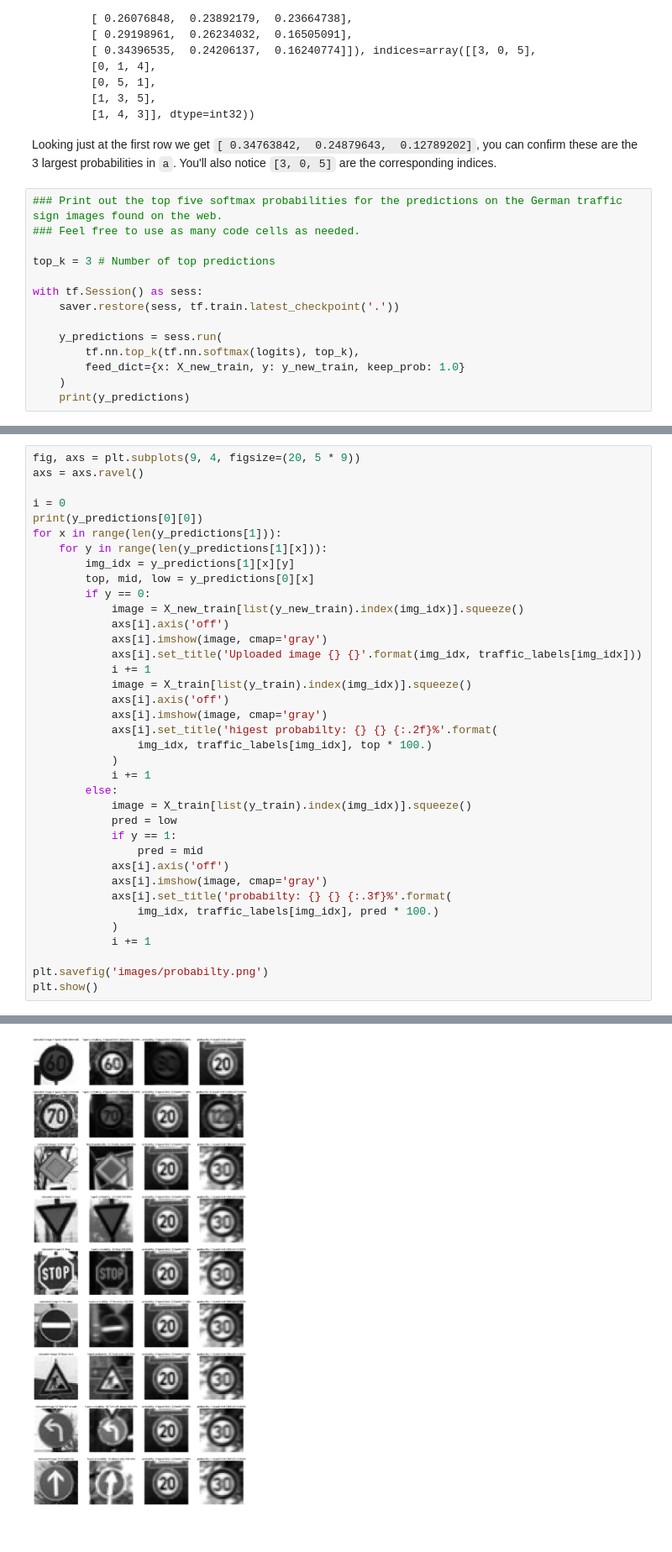
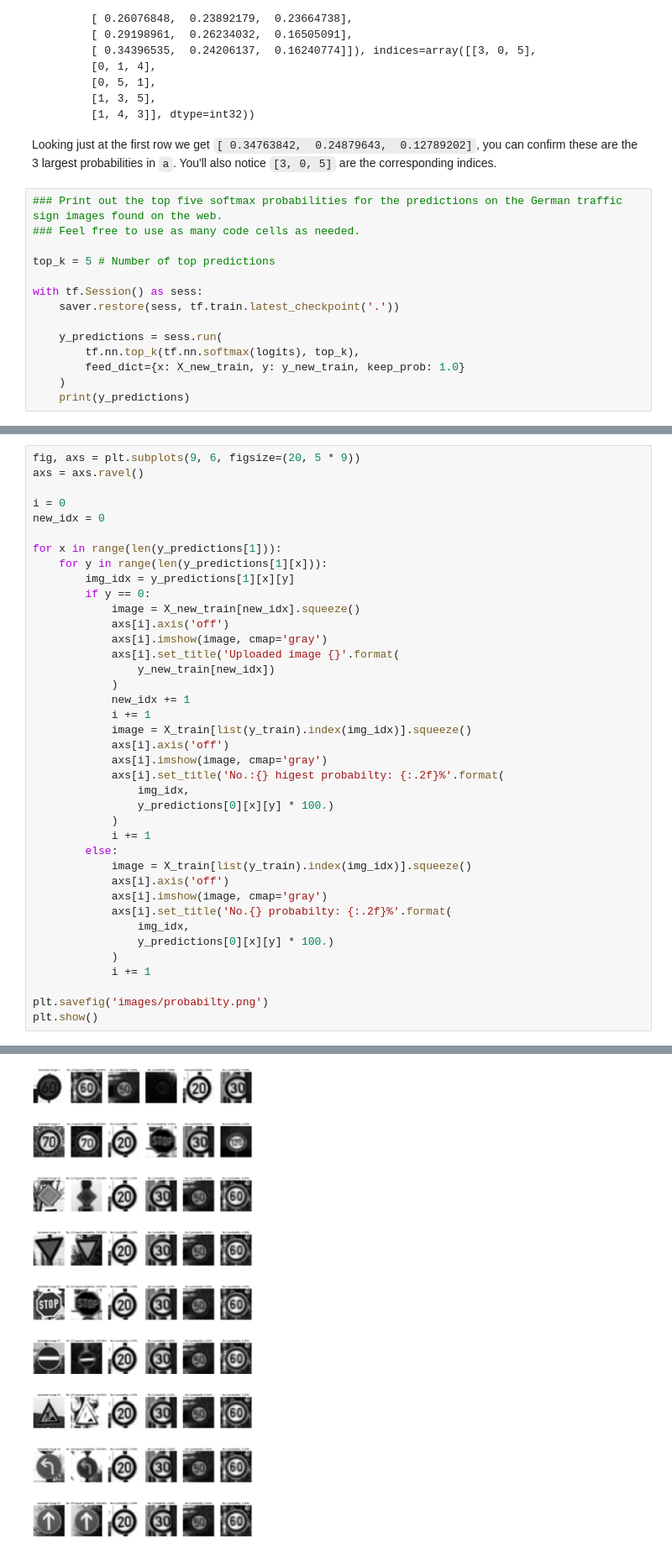
Before and after one commit to Horki/CarND-Traffic-Sign-Classifier-Project, a Jupyter notebook: Traffic_Sign_Classifier.ipynb, the cells around one changed output, grey strips where cells are left out. Shown at 84% size. Drawn from its saved outputs; the diff is of its cells as text; blank space fills up the shorter version.

```diff
--- a/Traffic_Sign_Classifier.ipynb
+++ b/Traffic_Sign_Classifier.ipynb
@@ -558,7 +558,7 @@ Looking just at the first row we get `[ 0.34763842,  0.24879643,  0.12789202]`,
 ### Print out the top five softmax probabilities for the predictions on the German traffic sign images found on the web.
 ### Feel free to use as many code cells as needed.
 
-top_k = 3 # Number of top predictions
+top_k = 5 # Number of top predictions
 
 with tf.Session() as sess:
     saver.restore(sess, tf.train.latest_checkpoint('.'))
@@ -589,35 +589,37 @@ TopKV2(values=array([[1.0000000e+00, 2.4108466e-38, 0.0000000e+00],
 # %%
-fig, axs = plt.subplots(9, 4, figsize=(20, 5 * 9))
+fig, axs = plt.subplots(9, 6, figsize=(20, 5 * 9))
 axs = axs.ravel()
 
 i = 0
-print(y_predictions[0][0])
+new_idx = 0
+
 for x in range(len(y_predictions[1])):
     for y in range(len(y_predictions[1][x])):
         img_idx = y_predictions[1][x][y]
-        top, mid, low = y_predictions[0][x]
         if y == 0:
-            image = X_new_train[list(y_new_train).index(img_idx)].squeeze()
+            image = X_new_train[new_idx].squeeze()
             axs[i].axis('off')
             axs[i].imshow(image, cmap='gray')
-            axs[i].set_title('Uploaded image {} {}'.format(img_idx, traffic_labels[img_idx]))
+            axs[i].set_title('Uploaded image {}'.format(
+                y_new_train[new_idx])
+            )
+            new_idx += 1
             i += 1
             image = X_train[list(y_train).index(img_idx)].squeeze()
             axs[i].axis('off')
             axs[i].imshow(image, cmap='gray')
-            axs[i].set_title('higest probabilty: {} {} {:.2f}%'.format(
-                img_idx, traffic_labels[img_idx], top * 100.)
+            axs[i].set_title('No.:{} higest probabilty: {:.2f}%'.format(
+                img_idx,
+                y_predictions[0][x][y] * 100.)
             )
             i += 1
         else:
             image = X_train[list(y_train).index(img_idx)].squeeze()
-            pred = low
-            if y == 1:
-                pred = mid
             axs[i].axis('off')
             axs[i].imshow(image, cmap='gray')
-            axs[i].set_title('probabilty: {} {} {:.3f}%'.format(
-                img_idx, traffic_labels[img_idx], pred * 100.)
+            axs[i].set_title('No.{} probabilty: {:.2f}%'.format(
+                img_idx,
+                y_predictions[0][x][y] * 100.)
             )
             i += 1
 
@@ -628,4 +629,4 @@ plt.show()
-[figure, old version]
+[figure, new version]
 # %% [markdown]
 ### Project Writeup
 
```
Also changed, not shown: parts of 7 cells of this notebook, 11 other files.
